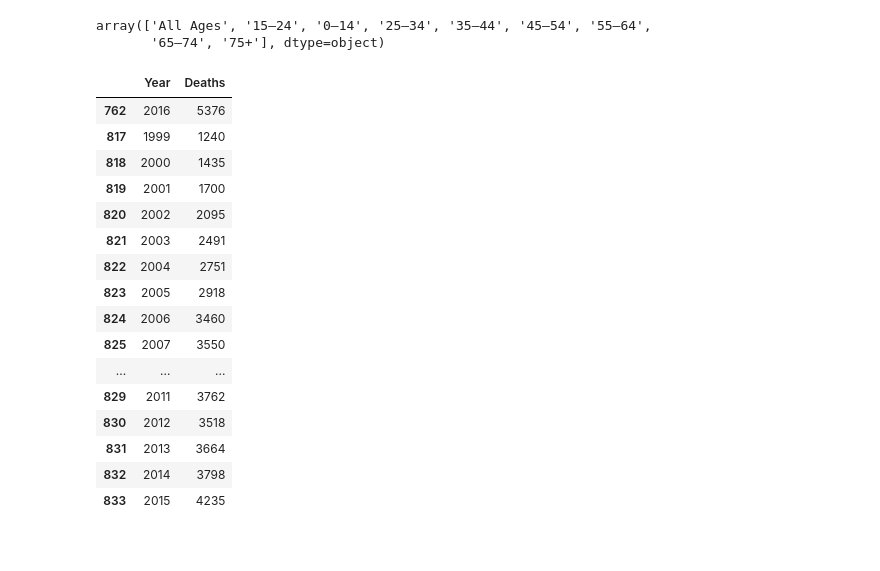
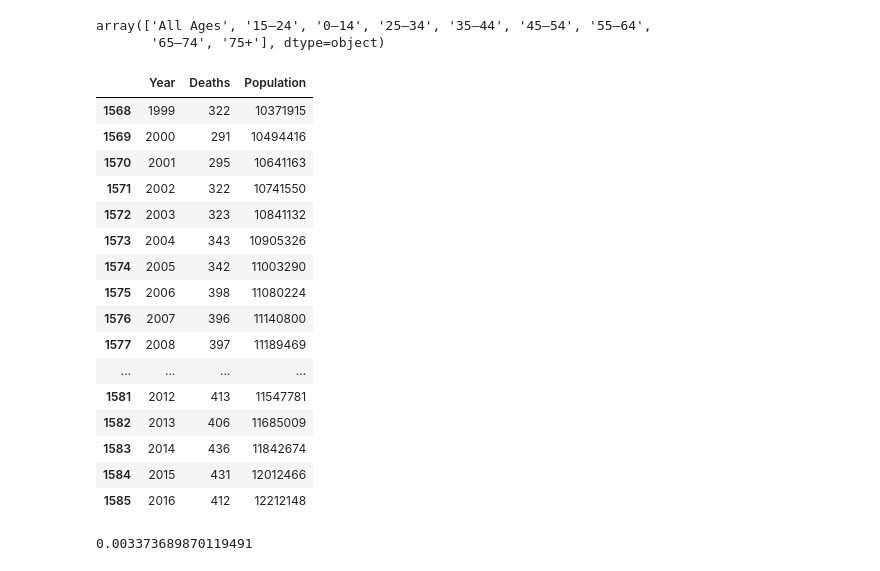
Before and after one commit to etiennedoidic/106-Visualization-Project, a Jupyter notebook: Data Exploration.ipynb, the cells around one changed output. Cells and saved outputs as stored; diff of their text form; code cells hidden in the pictures.

```diff
--- a/Data Exploration.ipynb
+++ b/Data Exploration.ipynb
@@ -184,24 +184,28 @@ array(['All Ages', '15–24', '0–14', '25–34', '35–44', '45–54', '55–6
        '65–74', '75+'], dtype=object)
 # %%
 NCHS.loc[(NCHS['State'] == 'United States')
-         & (NCHS['Age Group'] == '15–24')
-         & (NCHS['Sex'] == 'Both Sexes')
-        & (NCHS['Race and Hispanic Origin'] == 'All Races-All Origins')][['Year','Deaths']]
+         & (NCHS['Age Group'] == '75+')
+         & (NCHS['Sex'] == 'Female')
+        & (NCHS['Race and Hispanic Origin'] == 'All Races-All Origins')][['Year','Deaths', 'Population']]
 # %% [output]
-|  | Year | Deaths |
-| 762 | 2016 | 5376 |
-| 817 | 1999 | 1240 |
-| 818 | 2000 | 1435 |
-| 819 | 2001 | 1700 |
-| 820 | 2002 | 2095 |
-| 821 | 2003 | 2491 |
-| 822 | 2004 | 2751 |
-| 823 | 2005 | 2918 |
-| 824 | 2006 | 3460 |
-| 825 | 2007 | 3550 |
-| ... | ... | ... |
-| 829 | 2011 | 3762 |
-| 830 | 2012 | 3518 |
-| 831 | 2013 | 3664 |
-| 832 | 2014 | 3798 |
-| 833 | 2015 | 4235 |
+|  | Year | Deaths | Population |
+| 1568 | 1999 | 322 | 10371915 |
+| 1569 | 2000 | 291 | 10494416 |
+| 1570 | 2001 | 295 | 10641163 |
+| 1571 | 2002 | 322 | 10741550 |
+| 1572 | 2003 | 323 | 10841132 |
+| 1573 | 2004 | 343 | 10905326 |
+| 1574 | 2005 | 342 | 11003290 |
+| 1575 | 2006 | 398 | 11080224 |
+| 1576 | 2007 | 396 | 11140800 |
+| 1577 | 2008 | 397 | 11189469 |
+| ... | ... | ... | ... |
+| 1581 | 2012 | 413 | 11547781 |
+| 1582 | 2013 | 406 | 11685009 |
+| 1583 | 2014 | 436 | 11842674 |
+| 1584 | 2015 | 431 | 12012466 |
+| 1585 | 2016 | 412 | 12212148 |
+# %%
+412/12212148 * 100
+# %% [output]
+0.003373689870119491
```
Also changed, not shown: 3 other files.
